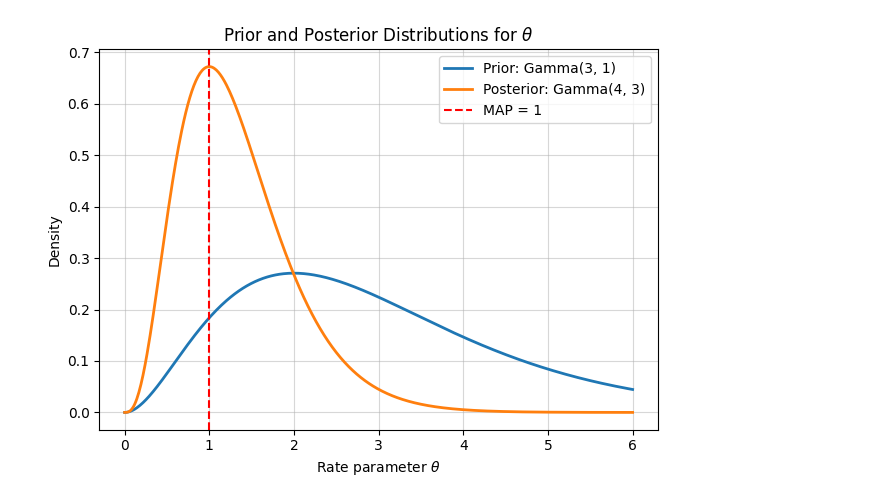
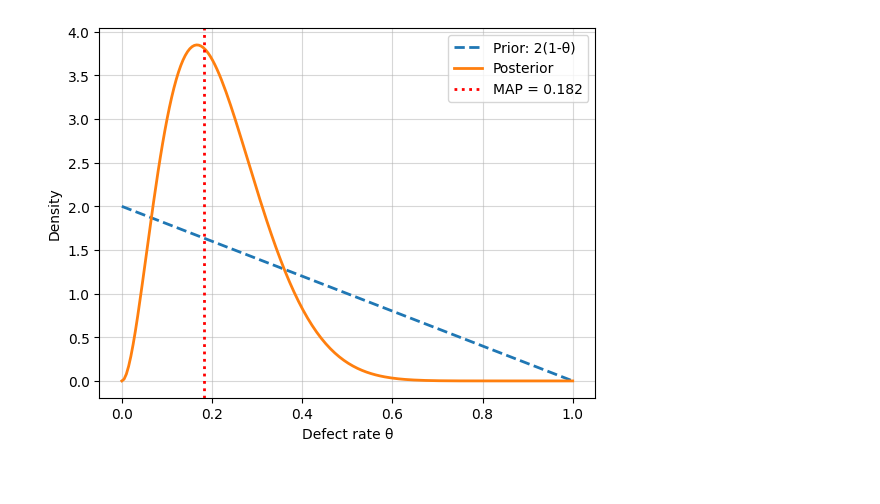
Before and after one commit to roiyeho/ml-book, a Jupyter notebook: AppendixD/MaximumAPosteriori.ipynb, the cells around one changed output. Cells and saved outputs as stored; diff of their text form; code cells hidden in the pictures.

```diff
--- a/AppendixD/MaximumAPosteriori.ipynb
+++ b/AppendixD/MaximumAPosteriori.ipynb
@@ -5,30 +5,30 @@
 # %%
 import matplotlib.pyplot as plt
 import numpy as np
-# %%
-from scipy.stats import gamma
-
-# Parameters
-alpha_prior = 3
-beta_prior = 1
-
-alpha_post = alpha_prior + 1  # One observation x = 2
-beta_post = beta_prior + 2
-
-theta = np.linspace(0.001, 6, 500)
-prior_pdf = gamma.pdf(theta, a=alpha_prior, scale=1/beta_prior)
-post_pdf = gamma.pdf(theta, a=alpha_post, scale=1/beta_post)
-
-# Plotting
-plt.plot(theta, prior_pdf, label='Prior: Gamma(3, 1)', linewidth=2)
-plt.plot(theta, post_pdf, label='Posterior: Gamma(4, 3)', linewidth=2)
-plt.axvline(x=1, color='red', linestyle='--', label='MAP = 1')
-plt.title("Prior and Posterior Distributions for $\\theta$")
-plt.xlabel(r"Rate parameter $\theta$")
-plt.ylabel("Density")
-plt.legend()
-plt.grid(alpha=0.5)
-plt.tight_layout()
-plt.savefig('figures/maximum_a_posteriori.pdf')
-# %% [output]
-[figure, removed]
+# %%
+from scipy.stats import beta
+
+# Grid of theta values
+theta = np.linspace(0, 1, 200)
+
+# Prior: p(theta) = 2(1-theta), corresponds to Beta(1, 2)
+prior_pdf = beta.pdf(theta, 1, 2)
+
+# Posterior: proportional to theta^2 (1-theta)^9, corresponds to Beta(3, 11)
+posterior_pdf = beta.pdf(theta, 3, 11)
+
+# MAP estimate
+theta_map = 2 / 11
+
+# Plot
+plt.plot(theta, prior_pdf, label='Prior: 2(1-θ)', linestyle='--', linewidth=2)
+plt.plot(theta, posterior_pdf, label='Posterior', linewidth=2)
+plt.axvline(theta_map, color='red', linestyle=':', linewidth=2, label=f'MAP = {theta_map:.3f}')
+
+plt.xlabel('Defect rate θ')
+plt.ylabel('Density')
+plt.legend()
+plt.grid(alpha=0.5)
+plt.savefig('figures/maximum_a_posteriori.pdf')
+# %% [output]
+[figure, added]
```
Also changed, not shown: 15 other files.
